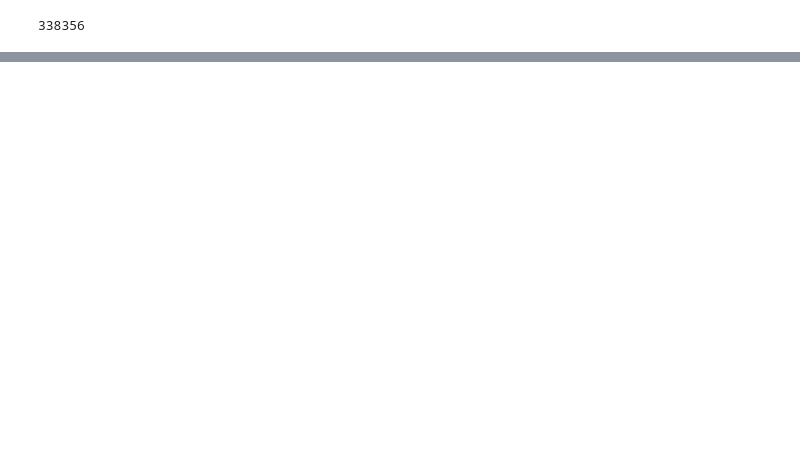
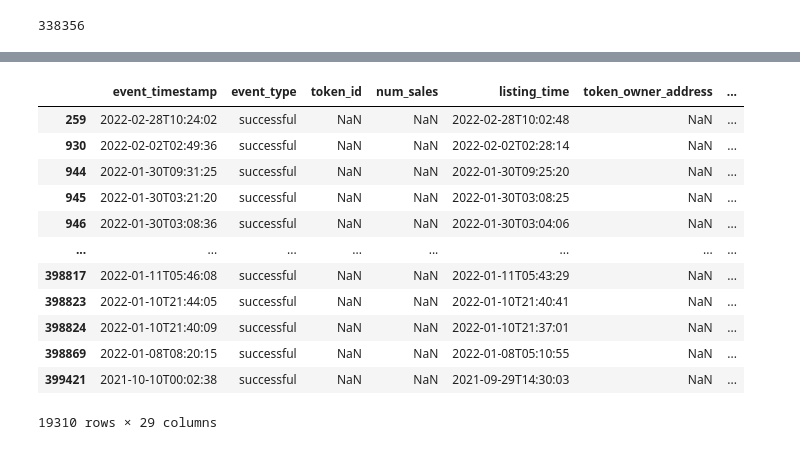
Before and after one commit to lawrence009/OpenSea_EDA, a Jupyter notebook: opeansea_events_eda.ipynb, the cells around one changed output, grey strips where cells are left out. Cells and saved outputs as stored; diff of their text form; code cells hidden in the pictures; blank space fills up the shorter version.

```diff
--- a/opeansea_events_eda.ipynb
+++ b/opeansea_events_eda.ipynb
@@ -160,0 +236,16 @@ pd.concat([events.token_seller_address, events.token_owner_address]).nunique()
+# %%
+wallets[bad | wallets.token_seller_address.isna() | wallets.token_owner_address.isna()]
+# %% [output]
+|  | event_timestamp | event_type | token_id | num_sales | listing_time | token_owner_address | ... |
+| 259 | 2022-02-28T10:24:02 | successful | NaN | NaN | 2022-02-28T10:02:48 | NaN | ... |
+| 930 | 2022-02-02T02:49:36 | successful | NaN | NaN | 2022-02-02T02:28:14 | NaN | ... |
+| 944 | 2022-01-30T09:31:25 | successful | NaN | NaN | 2022-01-30T09:25:20 | NaN | ... |
+| 945 | 2022-01-30T03:21:20 | successful | NaN | NaN | 2022-01-30T03:08:25 | NaN | ... |
+| 946 | 2022-01-30T03:08:36 | successful | NaN | NaN | 2022-01-30T03:04:06 | NaN | ... |
+| ... | ... | ... | ... | ... | ... | ... | ... |
+| 398817 | 2022-01-11T05:46:08 | successful | NaN | NaN | 2022-01-11T05:43:29 | NaN | ... |
+| 398823 | 2022-01-10T21:44:05 | successful | NaN | NaN | 2022-01-10T21:40:41 | NaN | ... |
+| 398824 | 2022-01-10T21:40:09 | successful | NaN | NaN | 2022-01-10T21:37:01 | NaN | ... |
+| 398869 | 2022-01-08T08:20:15 | successful | NaN | NaN | 2022-01-08T05:10:55 | NaN | ... |
+| 399421 | 2021-10-10T00:02:38 | successful | NaN | NaN | 2021-09-29T14:30:03 | NaN | ... |
+19310 rows × 29 columns
```
Also changed, not shown: parts of 22 cells of this notebook.
